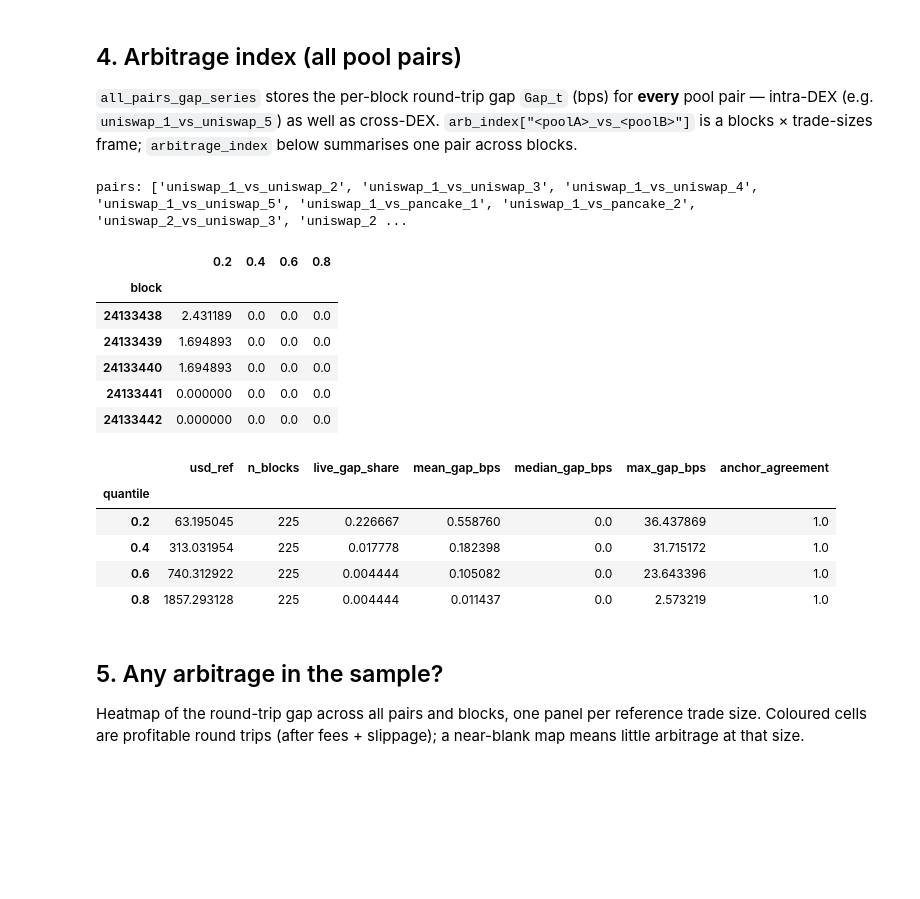
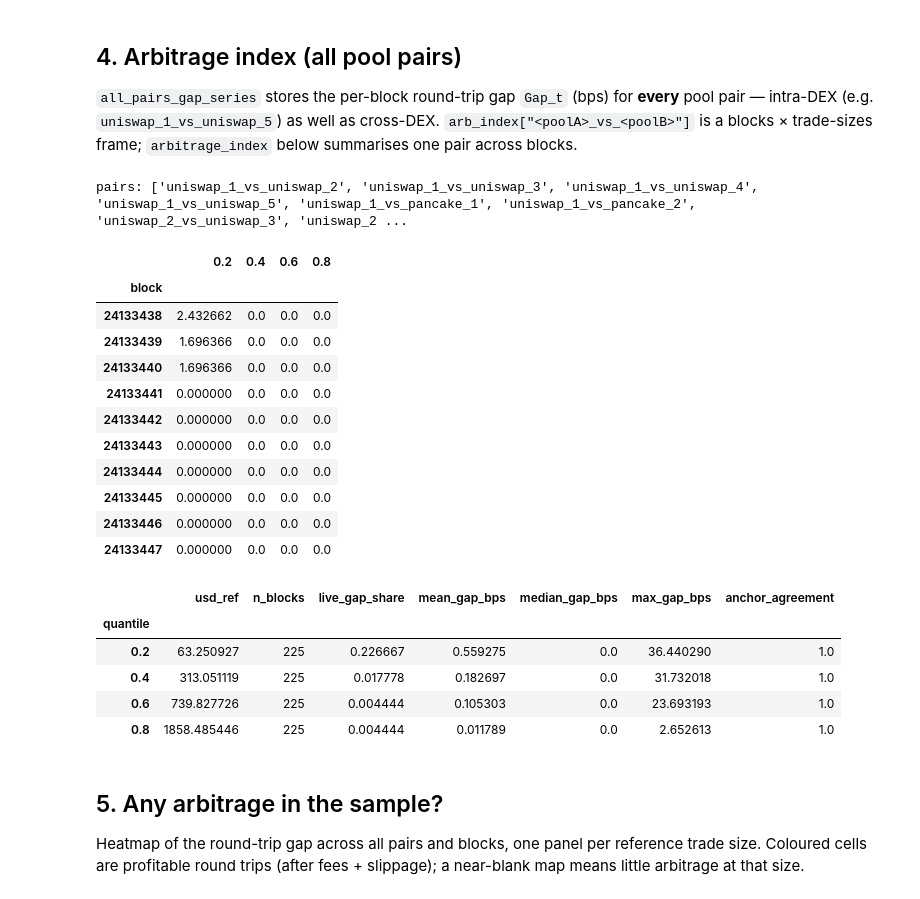
Before and after one commit to Matlpb/DeFi_limits-to-arbitrage, a Jupyter notebook: arbitrage_index.ipynb, the cells around one changed output. Saved outputs shown, nothing was run; the diff lists cells and outputs as text; code cells hidden in the pictures; blank space fills up the shorter version.

```diff
--- a/arbitrage_index.ipynb
+++ b/arbitrage_index.ipynb
@@ -11,10 +11,9 @@ from arblib.config import STUDY as S
 pools = data_io.load_processed_pools(S.processed_dir)
 analysis.add_mid_price(pools)
 
-prices = data_io.load_usd_prices(S.prices_path)
-const = sizing.constant_usd_prices(prices)
-price0 = float(const[S.token0.address])
-price1 = float(const[S.token1.address])
+x_usd = data_io.load_price_series(S.x_price_path)
+y_usd = data_io.load_price_series(S.y_price_path)
+price0, price1 = sizing.constant_usd_prices(x_usd, y_usd)
 
 quantiles = data_io.load_quantiles(S.quantiles_path)
 print(quantiles)
@@ -102,25 +103,30 @@ below summarises one pair across blocks.
 # %%
 arb_index = arbitrage.all_pairs_gap_series(pools, quantiles, S.token0, S.token1, price0, price1)
 print("pairs:", list(arb_index))
-arb_index["uniswap_1_vs_uniswap_5"].head()
+arb_index["uniswap_1_vs_uniswap_5"].head(10)
 # %% [output]
 pairs: ['uniswap_1_vs_uniswap_2', 'uniswap_1_vs_uniswap_3', 'uniswap_1_vs_uniswap_4', 'uniswap_1_vs_uniswap_5', 'uniswap_1_vs_pancake_1', 'uniswap_1_vs_pancake_2', 'uniswap_2_vs_uniswap_3', 'uniswap_2 ...
 |  | 0.2 | 0.4 | 0.6 | 0.8 |
 | block |  |  |  |  |
-| 24133438 | 2.431189 | 0.0 | 0.0 | 0.0 |
-| 24133439 | 1.694893 | 0.0 | 0.0 | 0.0 |
-| 24133440 | 1.694893 | 0.0 | 0.0 | 0.0 |
+| 24133438 | 2.432662 | 0.0 | 0.0 | 0.0 |
+| 24133439 | 1.696366 | 0.0 | 0.0 | 0.0 |
+| 24133440 | 1.696366 | 0.0 | 0.0 | 0.0 |
 | 24133441 | 0.000000 | 0.0 | 0.0 | 0.0 |
 | 24133442 | 0.000000 | 0.0 | 0.0 | 0.0 |
+| 24133443 | 0.000000 | 0.0 | 0.0 | 0.0 |
+| 24133444 | 0.000000 | 0.0 | 0.0 | 0.0 |
+| 24133445 | 0.000000 | 0.0 | 0.0 | 0.0 |
+| 24133446 | 0.000000 | 0.0 | 0.0 | 0.0 |
+| 24133447 | 0.000000 | 0.0 | 0.0 | 0.0 |
 # %%
 arbitrage.arbitrage_index(pair, quantiles)
 # %% [output]
 |  | usd_ref | n_blocks | live_gap_share | mean_gap_bps | median_gap_bps | max_gap_bps | anchor_agreement |
 | quantile |  |  |  |  |  |  |  |
-| 0.2 | 63.195045 | 225 | 0.226667 | 0.558760 | 0.0 | 36.437869 | 1.0 |
-| 0.4 | 313.031954 | 225 | 0.017778 | 0.182398 | 0.0 | 31.715172 | 1.0 |
-| 0.6 | 740.312922 | 225 | 0.004444 | 0.105082 | 0.0 | 23.643396 | 1.0 |
-| 0.8 | 1857.293128 | 225 | 0.004444 | 0.011437 | 0.0 | 2.573219 | 1.0 |
+| 0.2 | 63.250927 | 225 | 0.226667 | 0.559275 | 0.0 | 36.440290 | 1.0 |
+| 0.4 | 313.051119 | 225 | 0.017778 | 0.182697 | 0.0 | 31.732018 | 1.0 |
+| 0.6 | 739.827726 | 225 | 0.004444 | 0.105303 | 0.0 | 23.693193 | 1.0 |
+| 0.8 | 1858.485446 | 225 | 0.004444 | 0.011789 | 0.0 | 2.652613 | 1.0 |
 # %% [markdown]
 ## 5. Any arbitrage in the sample?
 
```
Also changed, not shown: parts of 5 cells of this notebook, 13 other files.
